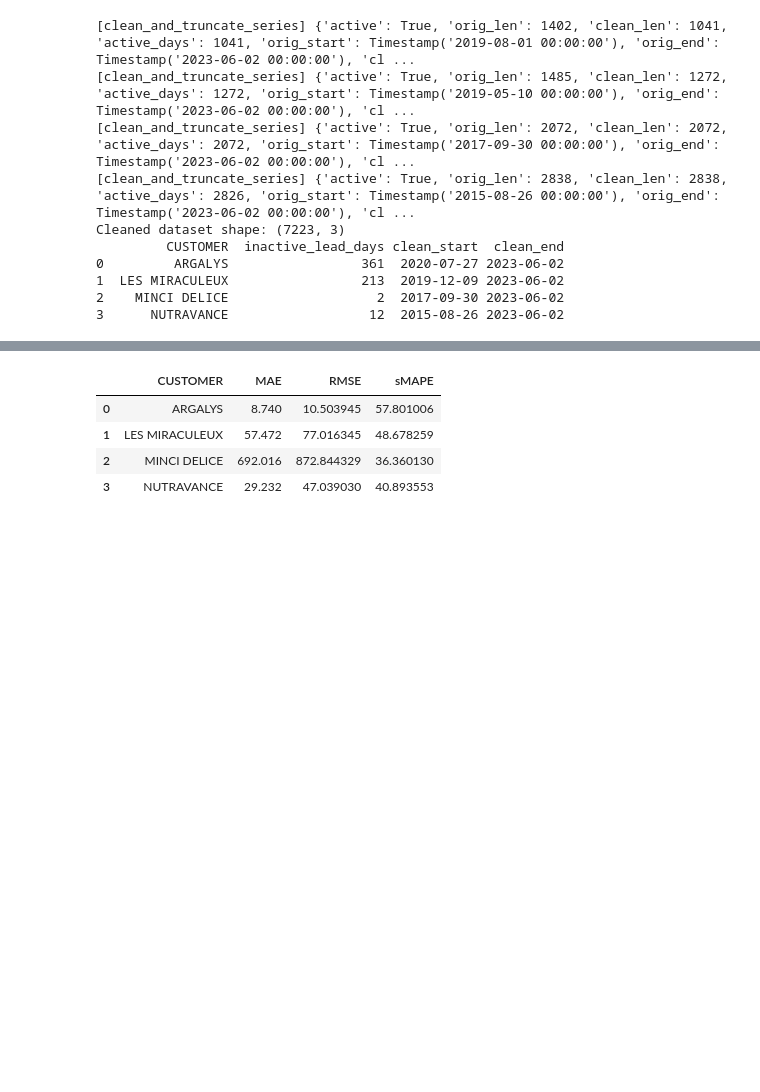
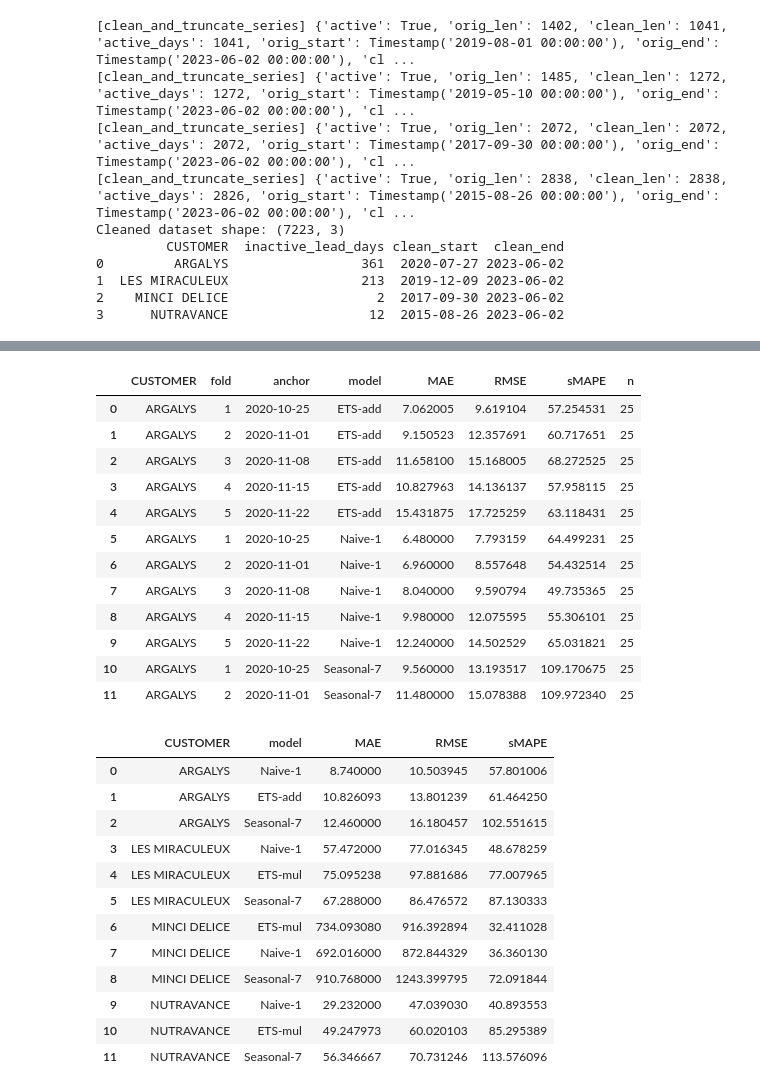
Before and after one commit to Mr-Saab-29/alki-forecast, a Jupyter notebook: notebooks/03_model_experiments/model_exp.ipynb, the cells around one changed output, grey strips where cells are left out. Saved outputs shown, nothing was run; the diff lists cells and outputs as text; code cells hidden in the pictures; blank space fills up the shorter version.

```diff
--- a/notebooks/03_model_experiments/model_exp.ipynb
+++ b/notebooks/03_model_experiments/model_exp.ipynb
@@ -157,16 +62,48 @@ display(per_fold_per_customer)
-# %%
-per_customer_mean = (
-    per_fold_per_customer
-    .dropna(subset=["fold"])
-    .groupby("CUSTOMER", as_index=False)[["MAE","RMSE","sMAPE"]]
-    .mean()
-    .sort_values("CUSTOMER")
-    .reset_index(drop=True)
-)
-display(per_customer_mean)
-# %% [output]
-|  | CUSTOMER | MAE | RMSE | sMAPE |
-| 0 | ARGALYS | 8.740 | 10.503945 | 57.801006 |
-| 1 | LES MIRACULEUX | 57.472 | 77.016345 | 48.678259 |
-| 2 | MINCI DELICE | 692.016 | 872.844329 | 36.360130 |
-| 3 | NUTRAVANCE | 29.232 | 47.039030 | 40.893553 |
+# %%
+per_fold, summary = run_baselines_per_customer(
+    df_clean,
+    n_folds=N_FOLDS,
+    window_type=WINDOW_TYPE,
+    step_days=STEP_DAYS,
+    horizon_days=HORIZON_DAYS,
+    gap_days=0,
+    max_lag=MAX_LAG,
+    roll_windows=ROLL_WINDOWS,
+    holiday_country=HOLIDAY_COUNTRY,
+    holiday_subdiv_map=HOLIDAY_SUBDIV_MAP,
+    holiday_window=HOLIDAY_WINDOW,
+    trim_by_history=True,
+    dropna_mode="none",
+    out_dir="outputs/cv",
+    save_csv=True,
+)
+
+display(per_fold.head(12))
+display(summary)
+# %% [output]
+|  | CUSTOMER | fold | anchor | model | MAE | RMSE | sMAPE | n |
+| 0 | ARGALYS | 1 | 2020-10-25 | ETS-add | 7.062005 | 9.619104 | 57.254531 | 25 |
+| 1 | ARGALYS | 2 | 2020-11-01 | ETS-add | 9.150523 | 12.357691 | 60.717651 | 25 |
+| 2 | ARGALYS | 3 | 2020-11-08 | ETS-add | 11.658100 | 15.168005 | 68.272525 | 25 |
+| 3 | ARGALYS | 4 | 2020-11-15 | ETS-add | 10.827963 | 14.136137 | 57.958115 | 25 |
+| 4 | ARGALYS | 5 | 2020-11-22 | ETS-add | 15.431875 | 17.725259 | 63.118431 | 25 |
+| 5 | ARGALYS | 1 | 2020-10-25 | Naive-1 | 6.480000 | 7.793159 | 64.499231 | 25 |
+| 6 | ARGALYS | 2 | 2020-11-01 | Naive-1 | 6.960000 | 8.557648 | 54.432514 | 25 |
+| 7 | ARGALYS | 3 | 2020-11-08 | Naive-1 | 8.040000 | 9.590794 | 49.735365 | 25 |
+| 8 | ARGALYS | 4 | 2020-11-15 | Naive-1 | 9.980000 | 12.075595 | 55.306101 | 25 |
+| 9 | ARGALYS | 5 | 2020-11-22 | Naive-1 | 12.240000 | 14.502529 | 65.031821 | 25 |
+| 10 | ARGALYS | 1 | 2020-10-25 | Seasonal-7 | 9.560000 | 13.193517 | 109.170675 | 25 |
+| 11 | ARGALYS | 2 | 2020-11-01 | Seasonal-7 | 11.480000 | 15.078388 | 109.972340 | 25 |
+|  | CUSTOMER | model | MAE | RMSE | sMAPE |
+| 0 | ARGALYS | Naive-1 | 8.740000 | 10.503945 | 57.801006 |
+| 1 | ARGALYS | ETS-add | 10.826093 | 13.801239 | 61.464250 |
+| 2 | ARGALYS | Seasonal-7 | 12.460000 | 16.180457 | 102.551615 |
+| 3 | LES MIRACULEUX | Naive-1 | 57.472000 | 77.016345 | 48.678259 |
+| 4 | LES MIRACULEUX | ETS-mul | 75.095238 | 97.881686 | 77.007965 |
+| 5 | LES MIRACULEUX | Seasonal-7 | 67.288000 | 86.476572 | 87.130333 |
+| 6 | MINCI DELICE | ETS-mul | 734.093080 | 916.392894 | 32.411028 |
+| 7 | MINCI DELICE | Naive-1 | 692.016000 | 872.844329 | 36.360130 |
+| 8 | MINCI DELICE | Seasonal-7 | 910.768000 | 1243.399795 | 72.091844 |
+| 9 | NUTRAVANCE | Naive-1 | 29.232000 | 47.039030 | 40.893553 |
+| 10 | NUTRAVANCE | ETS-mul | 49.247973 | 60.020103 | 85.295389 |
+| 11 | NUTRAVANCE | Seasonal-7 | 56.346667 | 70.731246 | 113.576096 |
```
Also changed, not shown: parts of 7 cells of this notebook, 10 other files.
